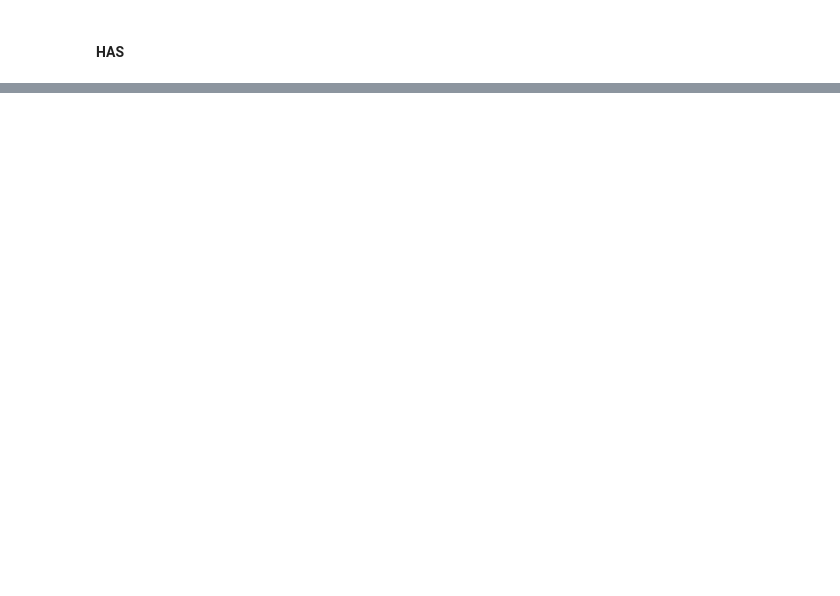
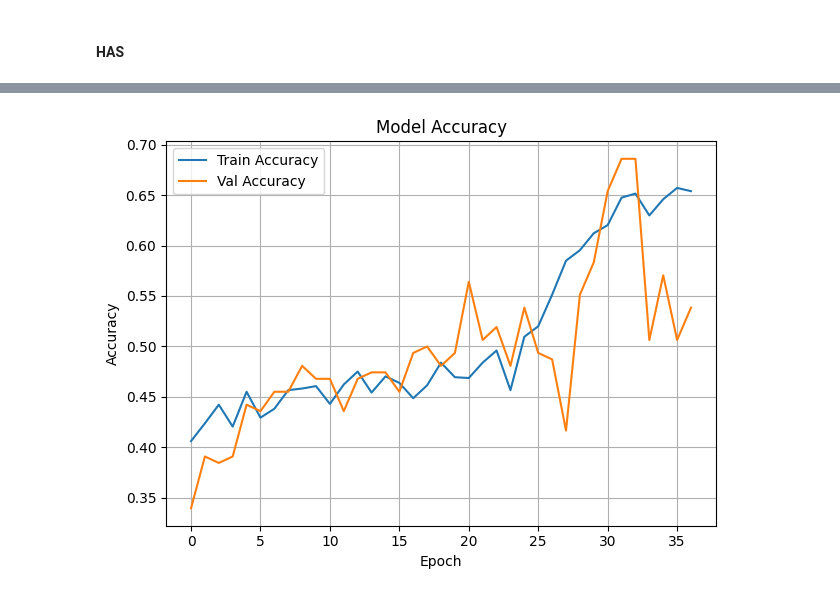
Before and after one commit to carloshsalvador/wds23s4_fibu_chartformation, a Jupyter notebook: (main).ipynb, the cells around one changed output, grey strips where cells are left out. Drawn from its saved outputs; the diff is of its cells as text; code cells hidden in the pictures; blank space fills up the shorter version.

```diff
--- a/(main).ipynb
+++ b/(main).ipynb
@@ -597,0 +968,17 @@ Processing pattern: HeadAndShoulderPotential
+# %%
+# training = validation with training data for learning
+# validation = validation with validation (new = not seen!) data for generalization
+# validation --> to check if the model is overfitting or not
+# expect difference validation x training: good X bad learing, good x bad generalization...  overfitting if validation loss is higher than training loss, and validation accuracy is lower than training accuracy
+
+plt.plot(history.history['accuracy'], label='Train Accuracy')
+plt.plot(history.history['val_accuracy'], label='Val Accuracy')
+plt.title('Model Accuracy')
+plt.xlabel('Epoch')
+plt.ylabel('Accuracy')
+plt.legend()
+plt.grid(True)
+plt.tight_layout()
+plt.show()
+# %% [output]
+[figure, added]
```
Also changed, not shown: parts of 58 cells of this notebook, 2 other files.
